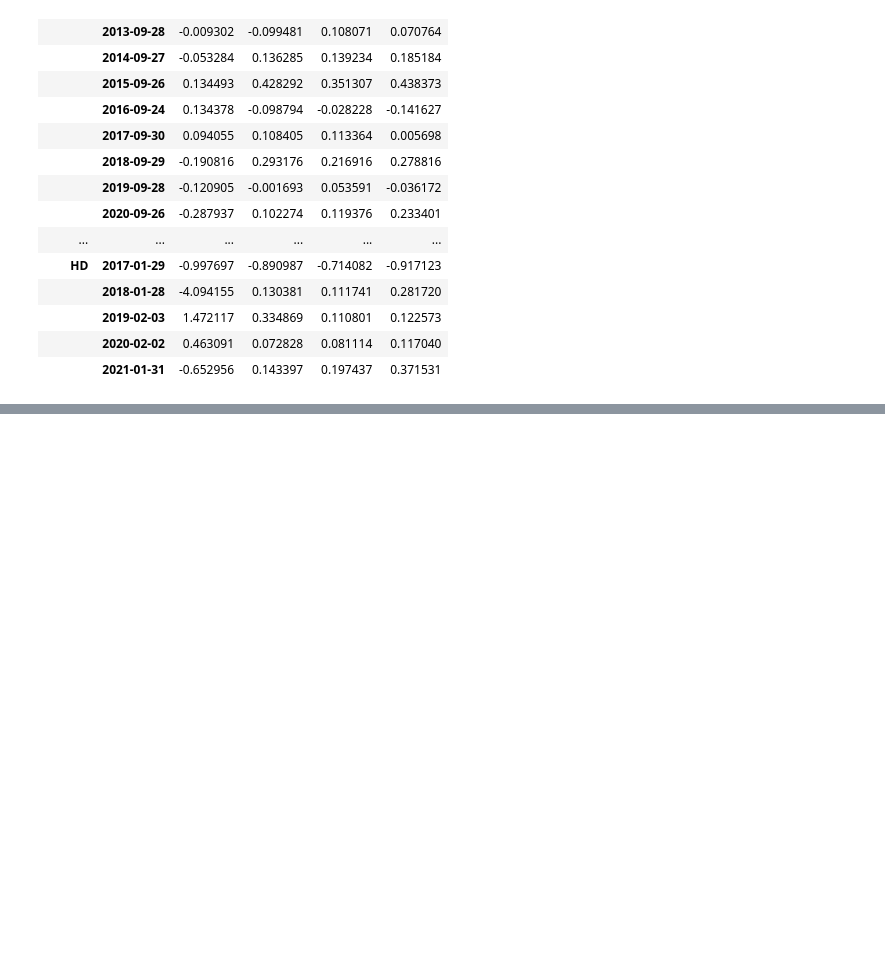
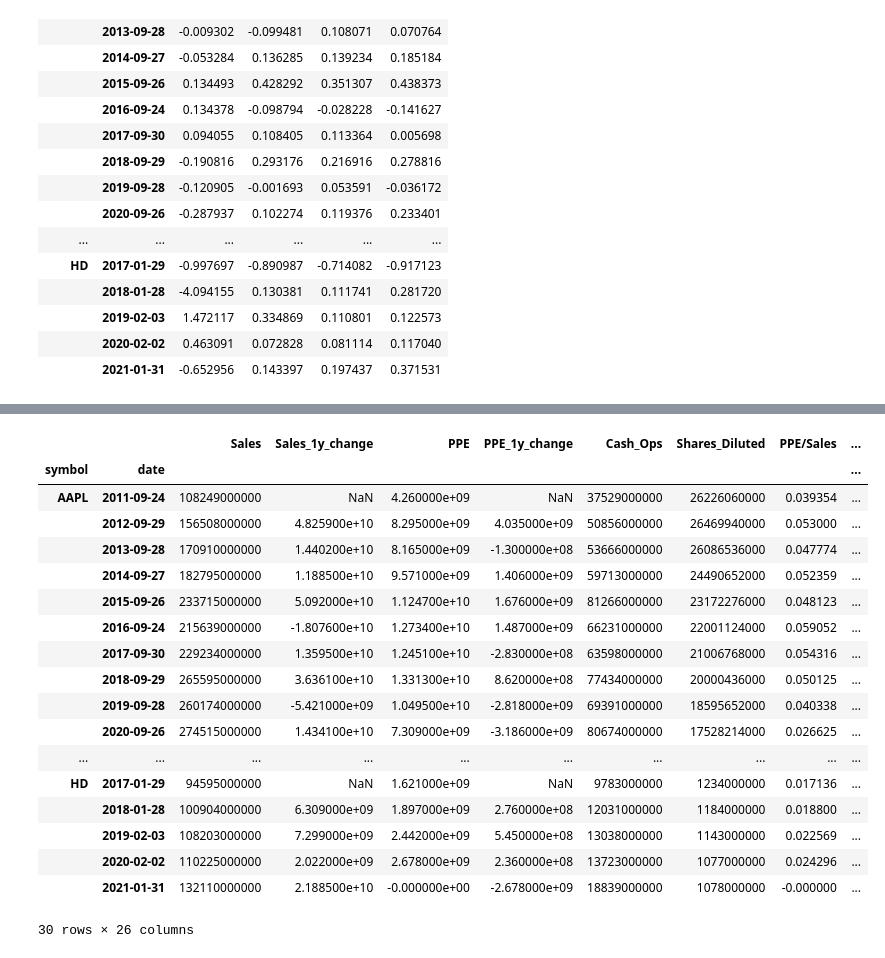
Before and after one commit to VinnyCarter05/fmpsdk-master, a Jupyter notebook: fmpsdk-example.ipynb, the cells around one changed output, grey strips where cells are left out. Cells and saved outputs as stored; diff of their text form; code cells hidden in the pictures; blank space fills up the shorter version.

```diff
--- a/fmpsdk-example.ipynb
+++ b/fmpsdk-example.ipynb
@@ -68,6 +68,7 @@ df_income = pd.DataFrame(df_income)
 
 df_income['date']= pd.to_datetime(df_income['date'])
 df_income.set_index(['symbol','date'],inplace=True)
+df_income.sort_values(by=['symbol','date'],inplace=True)
 
 df_income.columns
 # %% [output]
@@ -247,0 +285,6 @@ plt.show()
+# %%
+REVENUE = 'revenue'
+CHG_FIX_ASSETS_INT = 'investmentsInPropertyPlantAndEquipment'
+NET_CASH_OPS = 'netCashProvidedByOperatingActivities'
+SHARES_DILUTED = 'weightedAverageShsOutDil'
+FCF = 'freeCashFlow'
@@ -248,3 +331,67 @@ plt.show()
+# %%
+computed_columns = ['Sales','Sales_1y_change','PPE', 'PPE_1y_change','Cash_Ops','Shares_Diluted','PPE/Sales','PPE/Sales_10y_mean','Growth_Capex','Maint_Capex','Owner_Earnings','Owner_Earnings_per_share','10Cap'
+                    ,'FCF', 'FCF_per_share','Windage_Growth_Rate','Payback_Time'
+                    ,'Default_PE','PE','PE_10y_mean','EPS','EPS_10y_est','Price_10y_est','Sticker_Price','MOS30','MOS50']
+target_ROR = 0.15
+df_computed = pd.DataFrame(index=df_income.index,columns=computed_columns)
+
+# for 10 Cap calculation
+df_computed['Sales'] = df_income[REVENUE]
+df_computed['Sales_1y_change']= df_computed.groupby('symbol')['Sales'].rolling(window=2).apply(lambda x: x.iloc[1] - x.iloc[0]).reset_index(0,drop=True)
+df_computed['PPE'] = -df_cashflow[CHG_FIX_ASSETS_INT]
+df_computed['PPE_1y_change'] = df_computed.groupby('symbol')['PPE'].rolling(window=2).apply(lambda x: x.iloc[1] - x.iloc[0]).reset_index(0,drop=True)
+df_computed['Cash_Ops'] = df_cashflow[NET_CASH_OPS]
+df_computed['Shares_Diluted'] = df_income[SHARES_DILUTED]
+df_computed['PPE/Sales'] = df_computed['PPE']/df_computed['Sales']
+df_computed['PPE/Sales_10y_mean'] = df_computed.groupby('symbol')['PPE/Sales'].rolling(10,min_periods=1).mean().reset_index(0,drop=True)#df.apply(df=df_computed['PPE/Sales'],func=rolling10)#df_computed['PPE/Sales'].rolling(window=10,min_periods=1).mean()
+# for ticker in tickers:
+# #  df_computed.loc[ticker,'PPE/Sales_10y_mean'] = df_computed.loc[ticker]['PPE/Sales'].rolling(window=10,min_periods=1).mean()#df_computed.loc[ticker][-10:]['PPE/Sales'].mean()
+#   df_computed.loc[ticker,'Windage_Growth_Rate'] = df_moat.loc[ticker,10]['EV+Div']
+df_computed['Growth_Capex'] = df_computed['Sales_1y_change'] * df_computed['PPE/Sales_10y_mean']
+df_computed['Maint_Capex'] = df_computed['PPE'] - df_computed['Growth_Capex']
+df_computed['Owner_Earnings'] = df_computed['Cash_Ops'] - df_computed['Maint_Capex']
+df_computed['Owner_Earnings_per_share'] = df_computed['Owner_Earnings']/df_computed['Shares_Diluted']
+df_computed['10Cap']=10*df_computed['Owner_Earnings_per_share']
+
+# # for payback time calculation
+df_computed['FCF'] = df_cashflow[FCF]
+# df_computed['FCF_per_share'] = df_computed['FCF']/df_computed['Shares_Diluted']
+# df_computed['Payback_Time']=df_computed['FCF_per_share']*((1+df_computed['Windage_Growth_Rate'])**8)
+
+# # for MOS calculation
+# df_computed['Default_PE']=2*df_computed['Windage_Growth_Rate']*100
+# df_computed['PE']=df_derived_shareprices[PE_TTM]
+# df_computed['PE_10y_mean']=sf.apply(df=df_computed['PE'],func=rolling_40)
+# df_computed['PE_10y_est'] = df_computed[['Default_PE','PE_10y_mean']].min(axis=1)
+# df_computed['EPS'] = df_derived['Earnings Per Share, Basic']
+# df_computed['EPS_10y_est'] = df_computed['EPS']*((1+df_computed['Windage_Growth_Rate'])**10)
+# df_computed['Price_10y_est'] = df_computed['EPS_10y_est']*df_computed['PE_10y_est']
+# df_computed['Sticker_Price'] = df_computed['Price_10y_est']/((1+target_ROR)**10)
+# df_computed['MOS50'] = df_computed['Sticker_Price']*0.5
+# df_computed['MOS30'] = df_computed['Sticker_Price']*0.7
+
+df_computed[['Default_PE','PE','PE_10y_mean','PE_10y_est','EPS','EPS_10y_est','Price_10y_est','Sticker_Price','MOS30','MOS50']]
+# df_computed
+# %% [output]
+|  |  | Sales | Sales_1y_change | PPE | PPE_1y_change | Cash_Ops | Shares_Diluted | PPE/Sales | ... |
+| symbol | date |  |  |  |  |  |  |  | ... |
+| AAPL | 2011-09-24 | 108249000000 | NaN | 4.260000e+09 | NaN | 37529000000 | 26226060000 | 0.039354 | ... |
+|  | 2012-09-29 | 156508000000 | 4.825900e+10 | 8.295000e+09 | 4.035000e+09 | 50856000000 | 26469940000 | 0.053000 | ... |
+|  | 2013-09-28 | 170910000000 | 1.440200e+10 | 8.165000e+09 | -1.300000e+08 | 53666000000 | 26086536000 | 0.047774 | ... |
+|  | 2014-09-27 | 182795000000 | 1.188500e+10 | 9.571000e+09 | 1.406000e+09 | 59713000000 | 24490652000 | 0.052359 | ... |
+|  | 2015-09-26 | 233715000000 | 5.092000e+10 | 1.124700e+10 | 1.676000e+09 | 81266000000 | 23172276000 | 0.048123 | ... |
+|  | 2016-09-24 | 215639000000 | -1.807600e+10 | 1.273400e+10 | 1.487000e+09 | 66231000000 | 22001124000 | 0.059052 | ... |
+|  | 2017-09-30 | 229234000000 | 1.359500e+10 | 1.245100e+10 | -2.830000e+08 | 63598000000 | 21006768000 | 0.054316 | ... |
+|  | 2018-09-29 | 265595000000 | 3.636100e+10 | 1.331300e+10 | 8.620000e+08 | 77434000000 | 20000436000 | 0.050125 | ... |
+|  | 2019-09-28 | 260174000000 | -5.421000e+09 | 1.049500e+10 | -2.818000e+09 | 69391000000 | 18595652000 | 0.040338 | ... |
+|  | 2020-09-26 | 274515000000 | 1.434100e+10 | 7.309000e+09 | -3.186000e+09 | 80674000000 | 17528214000 | 0.026625 | ... |
+| ... | ... | ... | ... | ... | ... | ... | ... | ... | ... |
+| HD | 2017-01-29 | 94595000000 | NaN | 1.621000e+09 | NaN | 9783000000 | 1234000000 | 0.017136 | ... |
+|  | 2018-01-28 | 100904000000 | 6.309000e+09 | 1.897000e+09 | 2.760000e+08 | 12031000000 | 1184000000 | 0.018800 | ... |
+|  | 2019-02-03 | 108203000000 | 7.299000e+09 | 2.442000e+09 | 5.450000e+08 | 13038000000 | 1143000000 | 0.022569 | ... |
+|  | 2020-02-02 | 110225000000 | 2.022000e+09 | 2.678000e+09 | 2.360000e+08 | 13723000000 | 1077000000 | 0.024296 | ... |
+|  | 2021-01-31 | 132110000000 | 2.188500e+10 | -0.000000e+00 | -2.678000e+09 | 18839000000 | 1078000000 | -0.000000 | ... |
+30 rows × 26 columns
 # %%
 
 print(f"Multiple Company Quotes: {fmpsdk.quote(apikey=apikey, symbol=symbols)=}")
```
Also changed, not shown: parts of 11 cells of this notebook.
